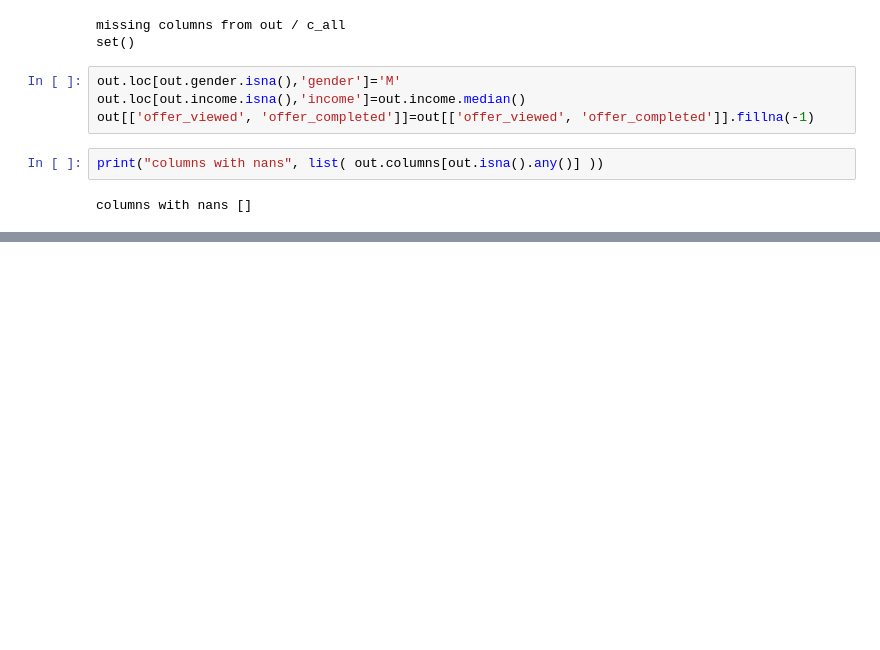
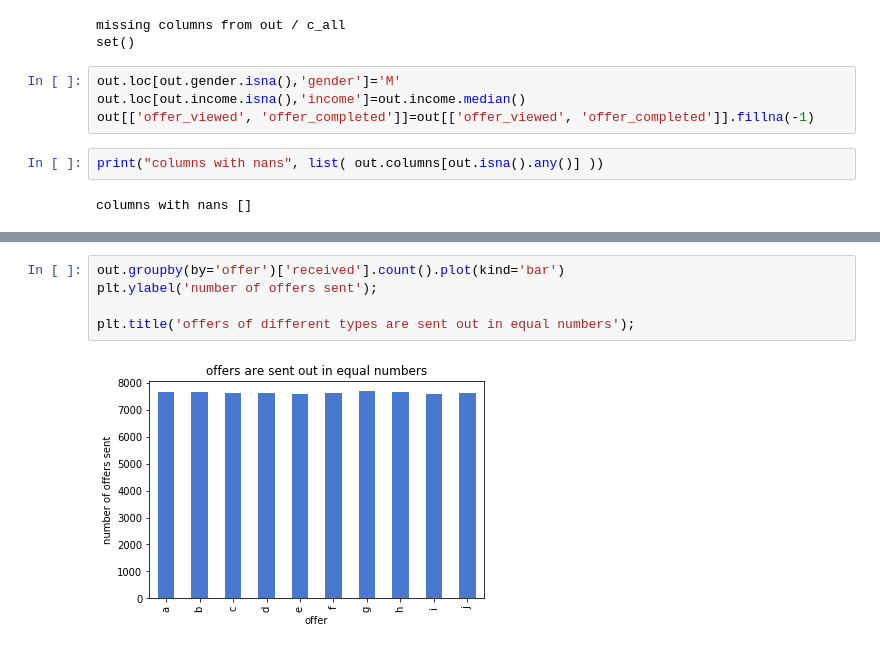
Before and after one commit to marco-bellini/Starbucks_capstone, a Jupyter notebook: 01_FE_EDA_offers.ipynb, the cells around one changed output, grey strips where cells are left out. Drawn from its saved outputs; the diff is of its cells as text; blank space fills up the shorter version.

```diff
--- a/01_FE_EDA_offers.ipynb
+++ b/01_FE_EDA_offers.ipynb
@@ -675,0 +181,7 @@ profile_all.income[profile_all.income<40000].hist(bins=100)
+# %%
+out.groupby(by='offer')['received'].count().plot(kind='bar')
+plt.ylabel('number of offers sent');
+
+plt.title('offers of different types are sent out in equal numbers');
+# %% [output]
+[figure, added]
```
Also changed, not shown: parts of 106 cells of this notebook, 3 other files.
